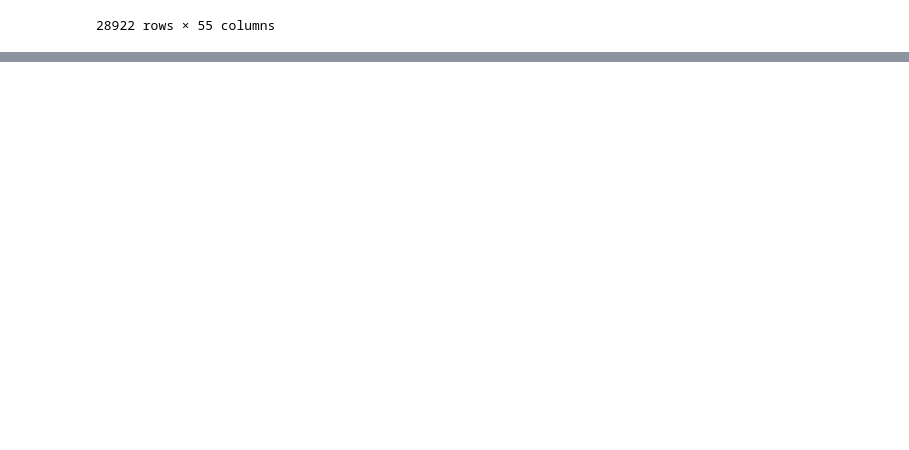
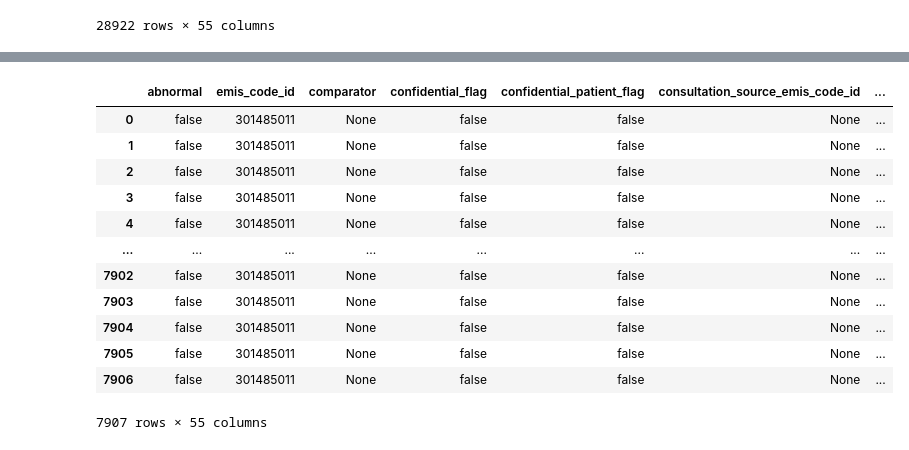
Before and after one commit to rpenn97/EMIS_task, a Jupyter notebook: solution/solution_py.ipynb, the cells around one changed output, grey strips where cells are left out. Cells and saved outputs as stored; diff of their text form; code cells hidden in the pictures; blank space fills up the shorter version.

Commit message:
filter non-dummy patients with asthma, and current active flag

```diff
--- a/solution/solution_py.ipynb
+++ b/solution/solution_py.ipynb
@@ -216,0 +211,24 @@ psql.sqldf("""
+# %%
+# Non-dummy patients with asthma, with current active flag
+
+psql.sqldf("""
+           SELECT * FROM observation_table o
+           INNER JOIN clinical_codes c ON (o.snomed_concept_id = c.snomed_concept_id)
+           WHERE (o.dummy_patient_flag = 'false'
+           AND c.refset_simple_id = 999012891000230104
+           AND o.regular_and_current_active_flag = 'true')
+           """)
+# %% [output]
+|  | abnormal | emis_code_id | comparator | confidential_flag | confidential_patient_flag | consultation_source_emis_code_id | ... |
+| 0 | false | 301485011 | None | false | false | None | ... |
+| 1 | false | 301485011 | None | false | false | None | ... |
+| 2 | false | 301485011 | None | false | false | None | ... |
+| 3 | false | 301485011 | None | false | false | None | ... |
+| 4 | false | 301485011 | None | false | false | None | ... |
+| ... | ... | ... | ... | ... | ... | ... | ... |
+| 7902 | false | 301485011 | None | false | false | None | ... |
+| 7903 | false | 301485011 | None | false | false | None | ... |
+| 7904 | false | 301485011 | None | false | false | None | ... |
+| 7905 | false | 301485011 | None | false | false | None | ... |
+| 7906 | false | 301485011 | None | false | false | None | ... |
+7907 rows × 55 columns
```
Also changed, not shown: parts of 5 cells of this notebook.
